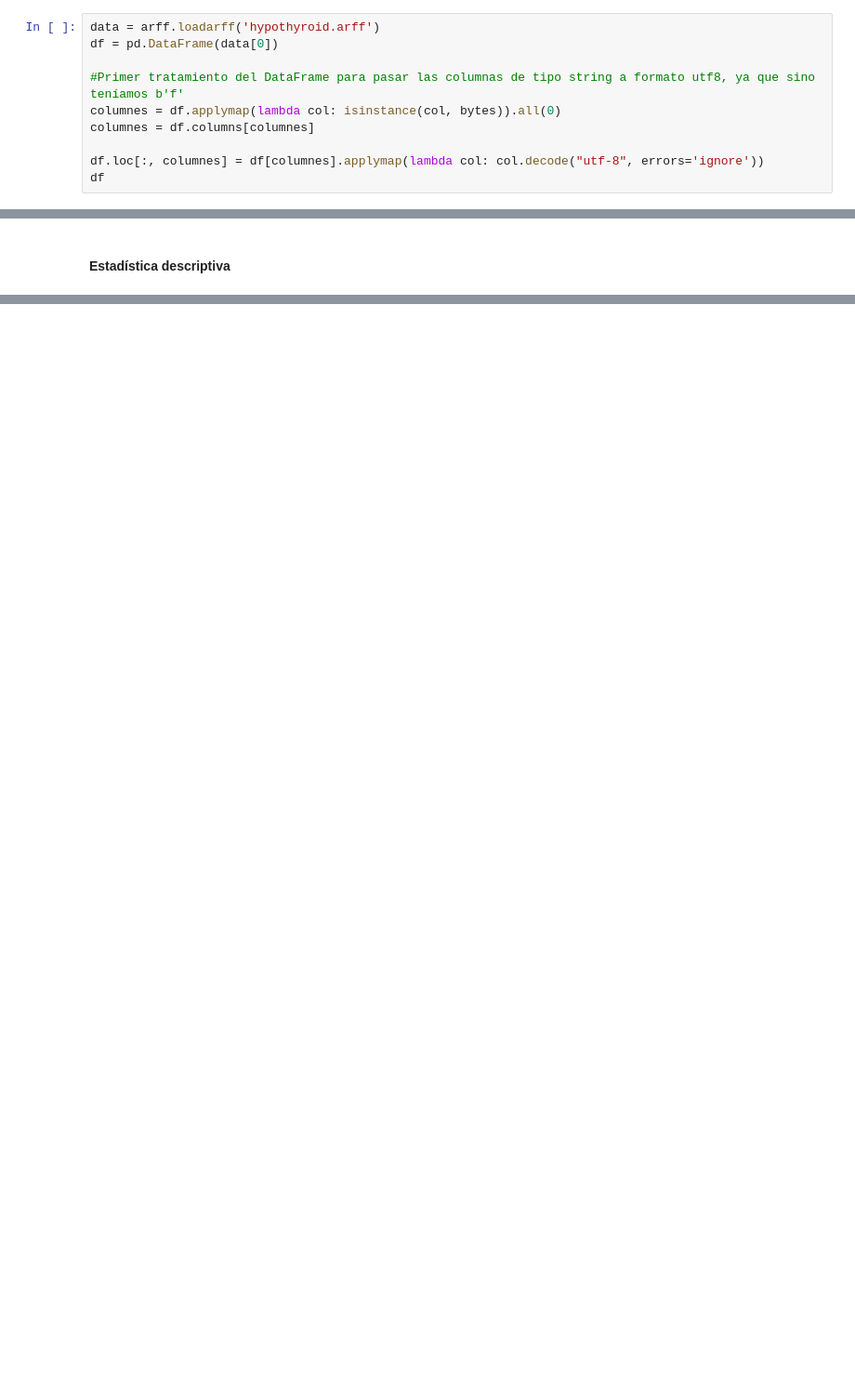
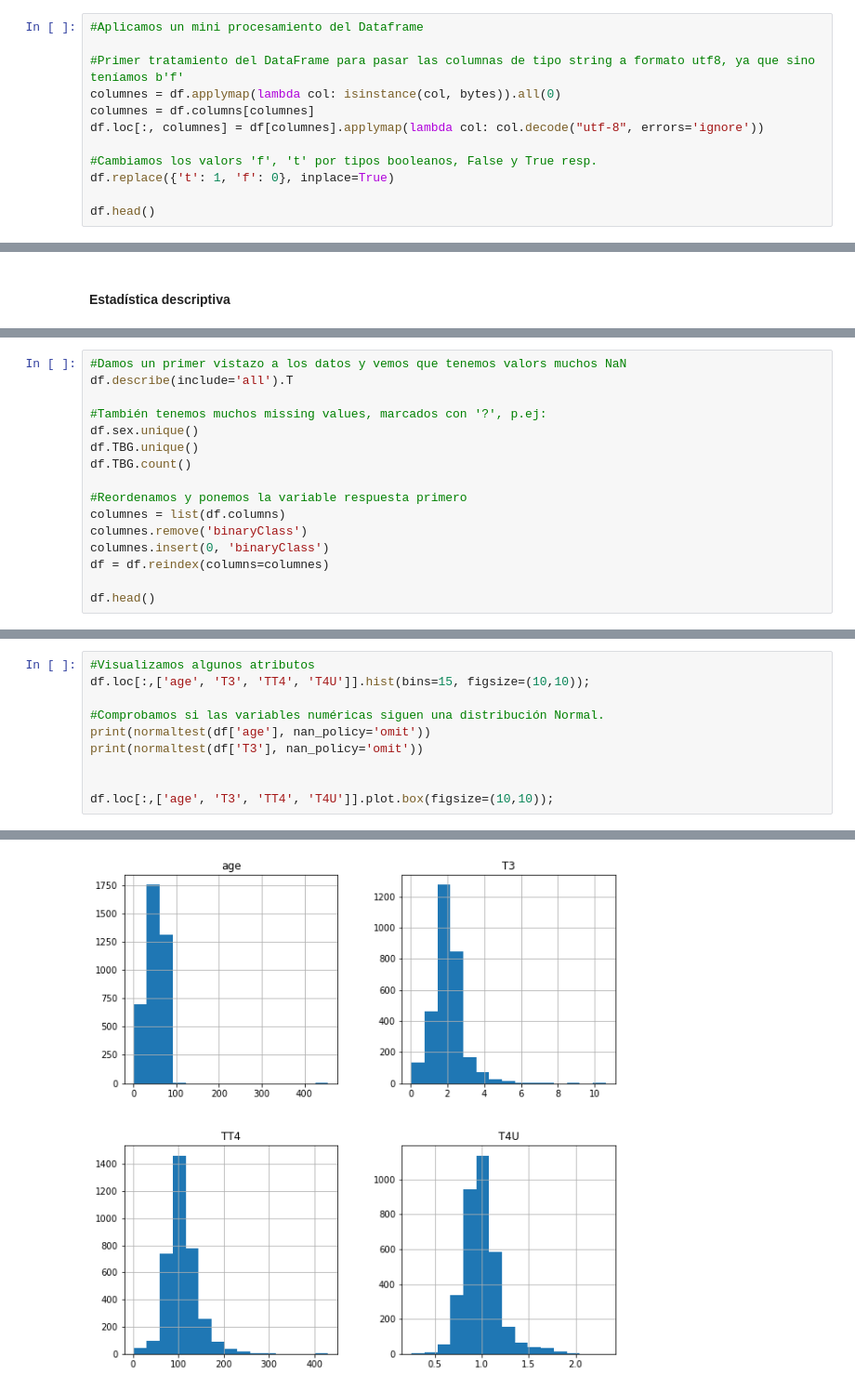
Before and after one commit to cuberhaus/APA_Practica, a Jupyter notebook: hypothyroid.ipynb, the cells around one changed output, grey strips where cells are left out. Shown: that part at 93% size. Cells and saved outputs as stored; diff of their text form; blank space fills up the shorter version.

```diff
--- a/hypothyroid.ipynb
+++ b/hypothyroid.ipynb
@@ -59,10 +81,12 @@ import pandas as pd
 # %%
-data = arff.loadarff('hypothyroid.arff')
-df = pd.DataFrame(data[0])
+#Aplicamos un mini procesamiento del Dataframe
 
 #Primer tratamiento del DataFrame para pasar las columnas de tipo string a formato utf8, ya que sino teníamos b'f'
 columnes = df.applymap(lambda col: isinstance(col, bytes)).all(0)
 columnes = df.columns[columnes]
+df.loc[:, columnes] = df[columnes].applymap(lambda col: col.decode("utf-8", errors='ignore'))
 
-df.loc[:, columnes] = df[columnes].applymap(lambda col: col.decode("utf-8", errors='ignore'))
-df
+#Cambiamos los valors 'f', 't' por tipos booleanos, False y True resp.
+df.replace({'t': 1, 'f': 0}, inplace=True)
+
+df.head()
@@ -77,0 +103,16 @@ df.describe(include='all').T
+# %%
+#Damos un primer vistazo a los datos y vemos que tenemos valors muchos NaN
+df.describe(include='all').T
+
+#También tenemos muchos missing values, marcados con '?', p.ej:
+df.sex.unique()
+df.TBG.unique()
+df.TBG.count()
+
+#Reordenamos y ponemos la variable respuesta primero
+columnes = list(df.columns)
+columnes.remove('binaryClass')
+columnes.insert(0, 'binaryClass')
+df = df.reindex(columns=columnes)
+
+df.head()
@@ -77,0 +149,11 @@ df.describe(include='all').T
+# %%
+#Visualizamos algunos atributos
+df.loc[:,['age', 'T3', 'TT4', 'T4U']].hist(bins=15, figsize=(10,10));
+
+#Comprobamos si las variables numéricas siguen una distribución Normal.
+print(normaltest(df['age'], nan_policy='omit'))
+print(normaltest(df['T3'], nan_policy='omit'))
+
+
+df.loc[:,['age', 'T3', 'TT4', 'T4U']].plot.box(figsize=(10,10));
+# %% [output]
@@ -77,0 +162 @@ df.describe(include='all').T
+[figure, added]
```
Also changed, not shown: parts of 29 cells of this notebook.
